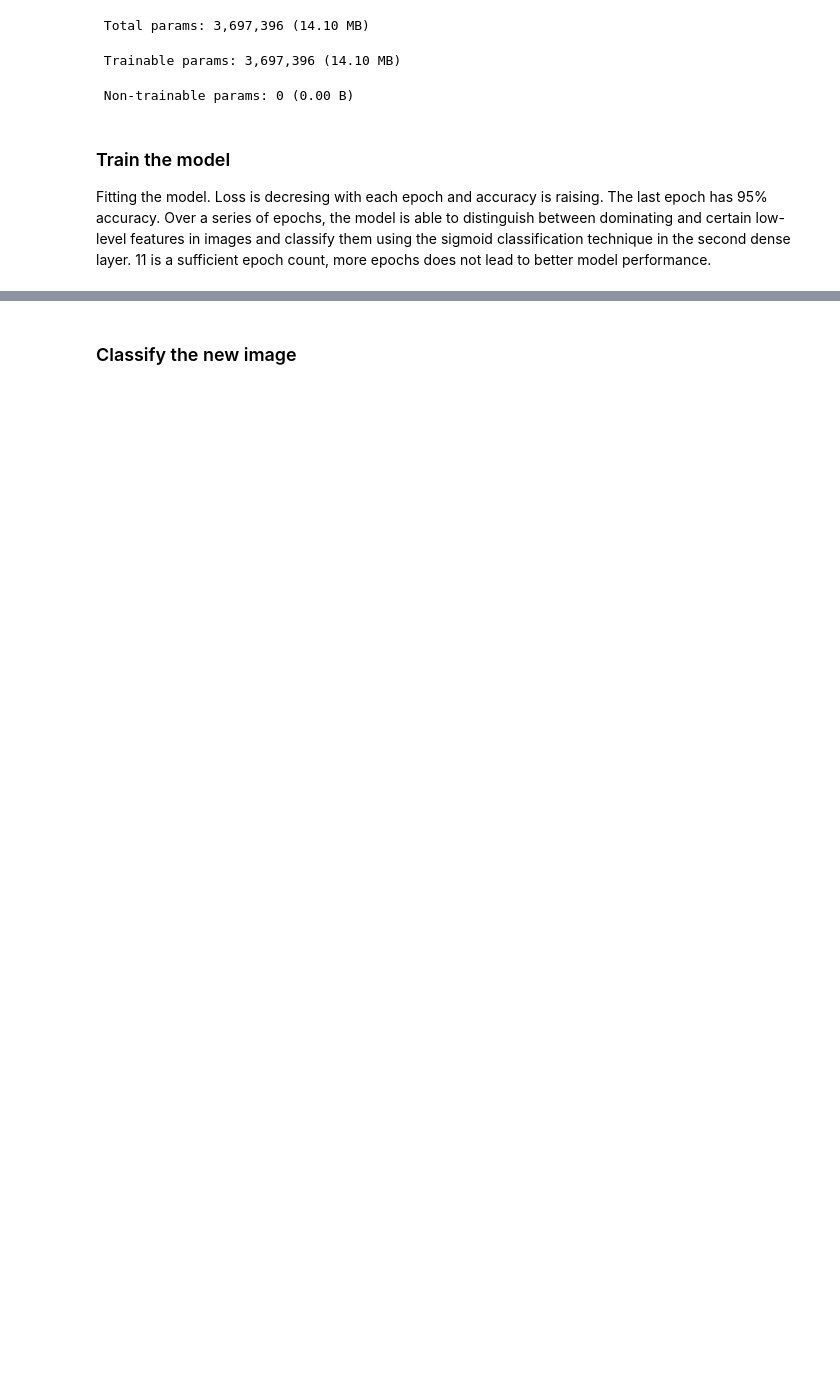
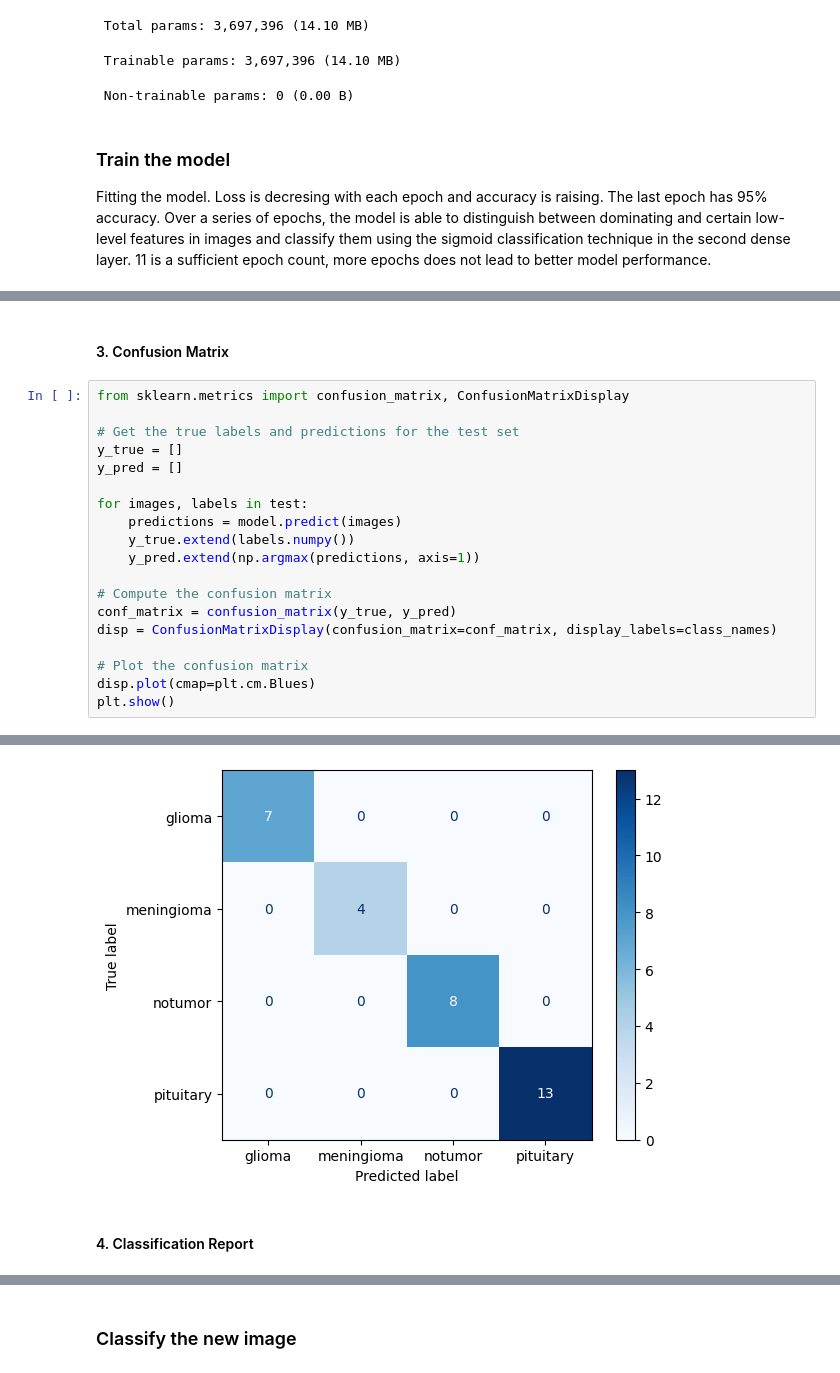
Before and after one commit to JustinLim19/csc3107-group26-p3-ml-brain-mri-classification, a Jupyter notebook: research/mirza/cnn_image_classification.ipynb, the cells around one changed output, grey strips where cells are left out. Drawn from its saved outputs; the diff is of its cells as text; blank space fills up the shorter version.

```diff
--- a/research/mirza/cnn_image_classification.ipynb
+++ b/research/mirza/cnn_image_classification.ipynb
@@ -286,0 +303,22 @@ plt.show()
+# %% [markdown]
+#### 3. Confusion Matrix
+# %%
+from sklearn.metrics import confusion_matrix, ConfusionMatrixDisplay
+
+# Get the true labels and predictions for the test set
+y_true = []
+y_pred = []
+
+for images, labels in test:
+    predictions = model.predict(images)
+    y_true.extend(labels.numpy())
+    y_pred.extend(np.argmax(predictions, axis=1))
+
+# Compute the confusion matrix
+conf_matrix = confusion_matrix(y_true, y_pred)
+disp = ConfusionMatrixDisplay(confusion_matrix=conf_matrix, display_labels=class_names)
+
+# Plot the confusion matrix
+disp.plot(cmap=plt.cm.Blues)
+plt.show()
+# %% [output]
@@ -286,0 +326,3 @@ plt.show()
+[figure, added]
+# %% [markdown]
+#### 4. Classification Report
```
Also changed, not shown: parts of 13 cells of this notebook, 6 other files.
